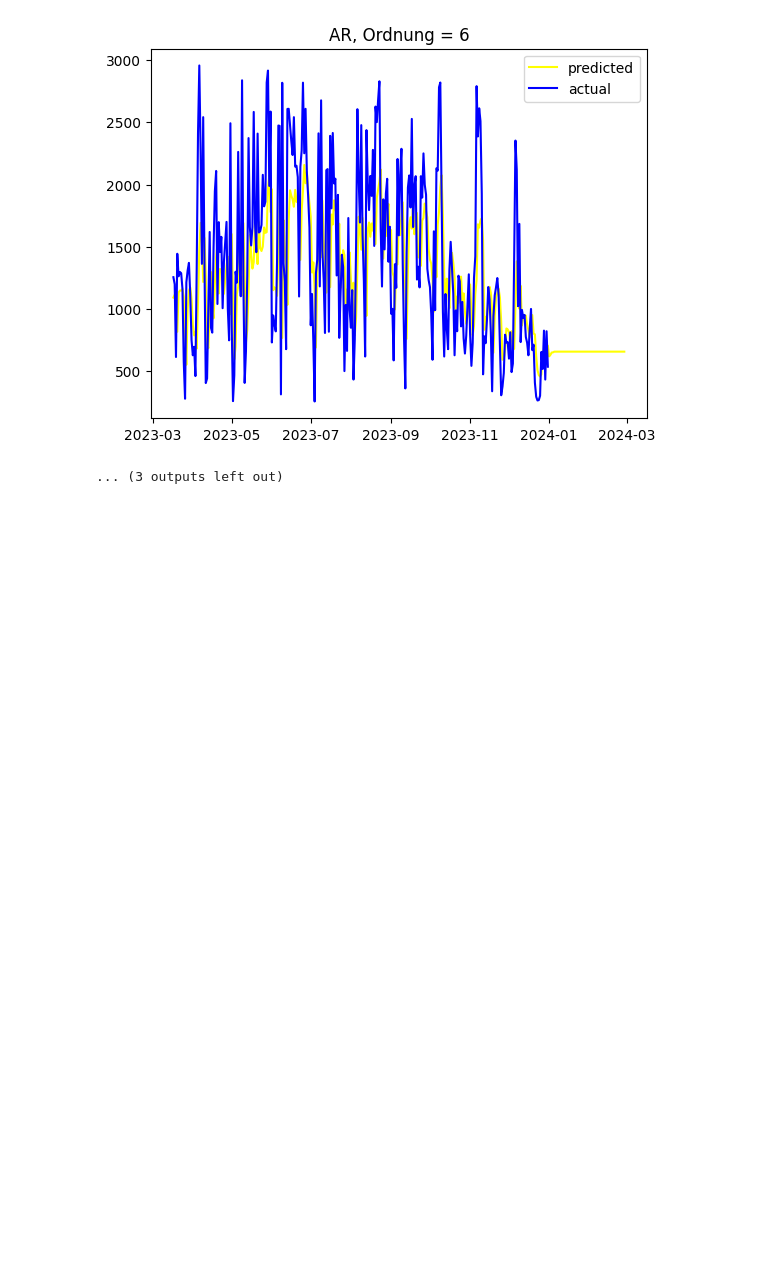
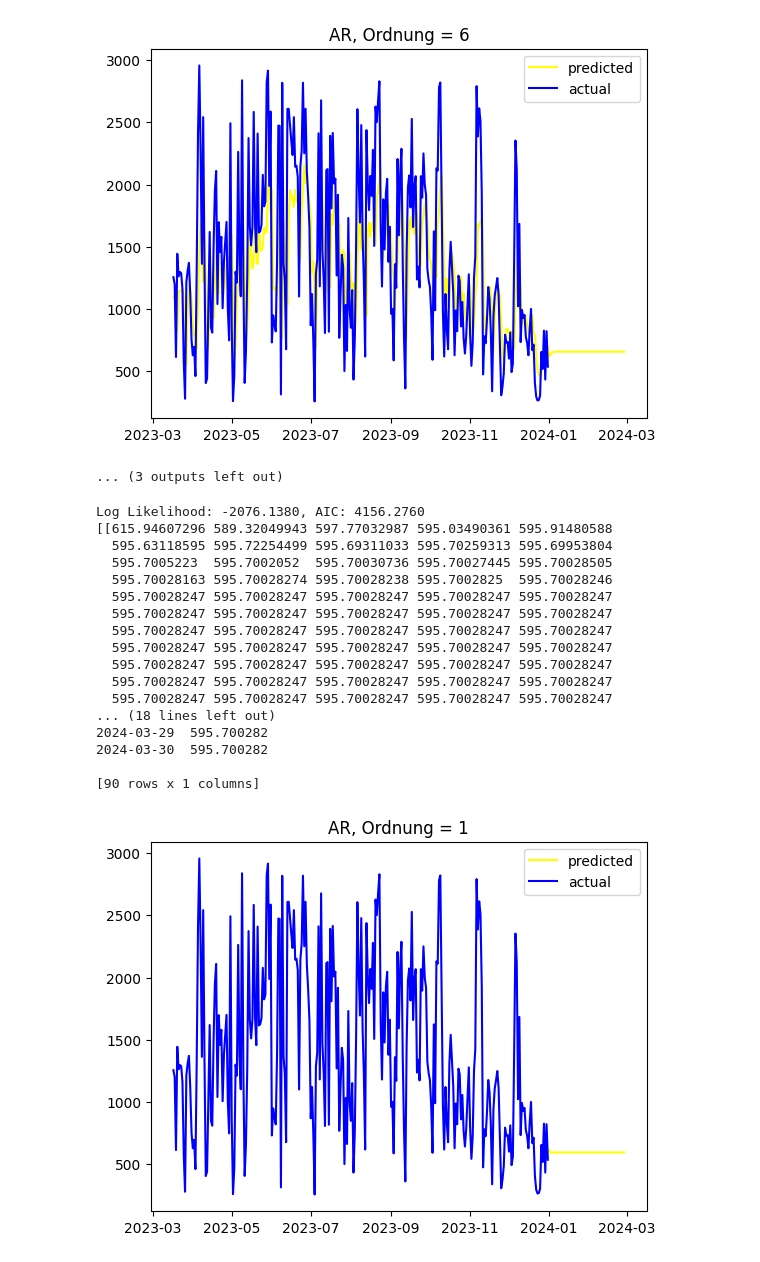
Before and after one commit to wooloflettuce/bonn-bike-count, a Jupyter notebook: ARIMA/Nordbrücke/jaehrlich.ipynb, the cells around one changed output. Saved outputs shown, nothing was run; the diff lists cells and outputs as text; code cells hidden in the pictures; blank space fills up the shorter version.

```diff
--- a/ARIMA/Nordbrücke/jaehrlich.ipynb
+++ b/ARIMA/Nordbrücke/jaehrlich.ipynb
@@ -410,3 +410,82 @@ mean absolute percentage error (mape): ARIMA: 0.4165, simple: 0.4397
 Log Likelihood: -1825.2496, AIC: 3666.4991
 [figure]
 ... (3 outputs left out)
+# %%
+#Test mit Forecast statt predict. Auch nicht gut
+for i in range(1,5):
+    p, d, q = i, 1, 0
+
+    arima = SARIMAX(df_train['log'], order=(p, d, q))
+    result = arima.fit()
+    print('Log Likelihood: {:.4f}, AIC: {:.4f}'.format(result.llf, result.aic))
+
+    # Update des DataFrames
+    df['differences'] = df_train['differences']
+    model = SARIMAX(df['log'], order=(p, d, q))
+    result_new = model.filter(result.params)
+
+    forecast_steps = 90  # Anzahl der Schritte zur Vorhersage
+    predicted = result_new.forecast(steps=forecast_steps)
+    predicted = np.exp(predicted)
+    predicted = scaler.inverse_transform([predicted])
+    print(predicted)
+
+    tmp = pd.DataFrame(predicted[0], index=pd.date_range(start='2024-01-01', periods=len(predicted[0])), columns=['crossings'])
+    print(type(predicted))
+    print(tmp)
+
+    #tmp = pd.DataFrame(predicted, columns=['crossings'])
+    #tmp.index = pd.date_range(start=end_date, periods=forecast_steps)
+    #tmp['crossings'] = np.exp(tmp['crossings'])
+    #tmp['crossings'] = scaler.inverse_transform(tmp[['crossings']])
+
+    # Mergen der Daten
+    df_r = pd.concat([df_train, tmp], axis=1)
+    df_r[header] = df_r[header].fillna(df_r['crossings'])
+    df_r.index = pd.to_datetime(df_r.index)
+
+    # Plotten
+    plt.title('AR, Ordnung = {:.0f}'.format(i))
+    plt.plot(df_r.loc[start_date:future_date, header], color='yellow', label='predicted')
+    plt.plot(df.loc[start_date:end_date, header], color='blue', label='actual')
+    plt.legend()
+    plt.show()
+    '''
+    # Fehlerberechnung
+    df_test.loc[:, 'intervals'] = (df_test[header] > 10).astype(int).diff().fillna(0).ne(0).cumsum()
+    df_test.loc[:, 'group'] = df_test[header].apply(lambda x: '≤ 10' if x <= 10 else '> 10')
+    df_test.loc[:, 'predicted'] = df_r.loc[start_date:end_date, header]
+
+    greater = df_test[df_test['group'] == '> 10']
+    mape_arima = []
+
+    for name, group in greater.groupby('intervals'):
+        mape_arima.append(mean_absolute_percentage_error(group[header], group['predicted']))
+
+    mae_arima = np.mean(np.abs(df_test[header] - predicted))
+    mse_arima = np.mean(np.square(df_test[header] - predicted))
+    mape_arima = sum(mape_arima) / len(mape_arima)
+
+    print("mean absolute error (mae): ARIMA: {:.4f}".format(mae_arima))
+    print("mean squared error (mse): ARIMA: {:.4f}".format(mse_arima))
+    print("mean absolute percentage error (mape): ARIMA: {:.4f}".format(mape_arima))
+    '''
+# %% [output]
+Log Likelihood: -2076.1380, AIC: 4156.2760
+[[615.94607296 589.32049943 597.77032987 595.03490361 595.91480588
+  595.63118595 595.72254499 595.69311033 595.70259313 595.69953804
+  595.7005223  595.7002052  595.70030736 595.70027445 595.70028505
+  595.70028163 595.70028274 595.70028238 595.7002825  595.70028246
+  595.70028247 595.70028247 595.70028247 595.70028247 595.70028247
+  595.70028247 595.70028247 595.70028247 595.70028247 595.70028247
+  595.70028247 595.70028247 595.70028247 595.70028247 595.70028247
+  595.70028247 595.70028247 595.70028247 595.70028247 595.70028247
+  595.70028247 595.70028247 595.70028247 595.70028247 595.70028247
+  595.70028247 595.70028247 595.70028247 595.70028247 595.70028247
+  595.70028247 595.70028247 595.70028247 595.70028247 595.70028247
+... (18 lines left out)
+2024-03-29  595.700282
+2024-03-30  595.700282
+
+[90 rows x 1 columns]
+[figure, added]
```
Also changed, not shown: parts of 1 cell of this notebook, 2 other files.
